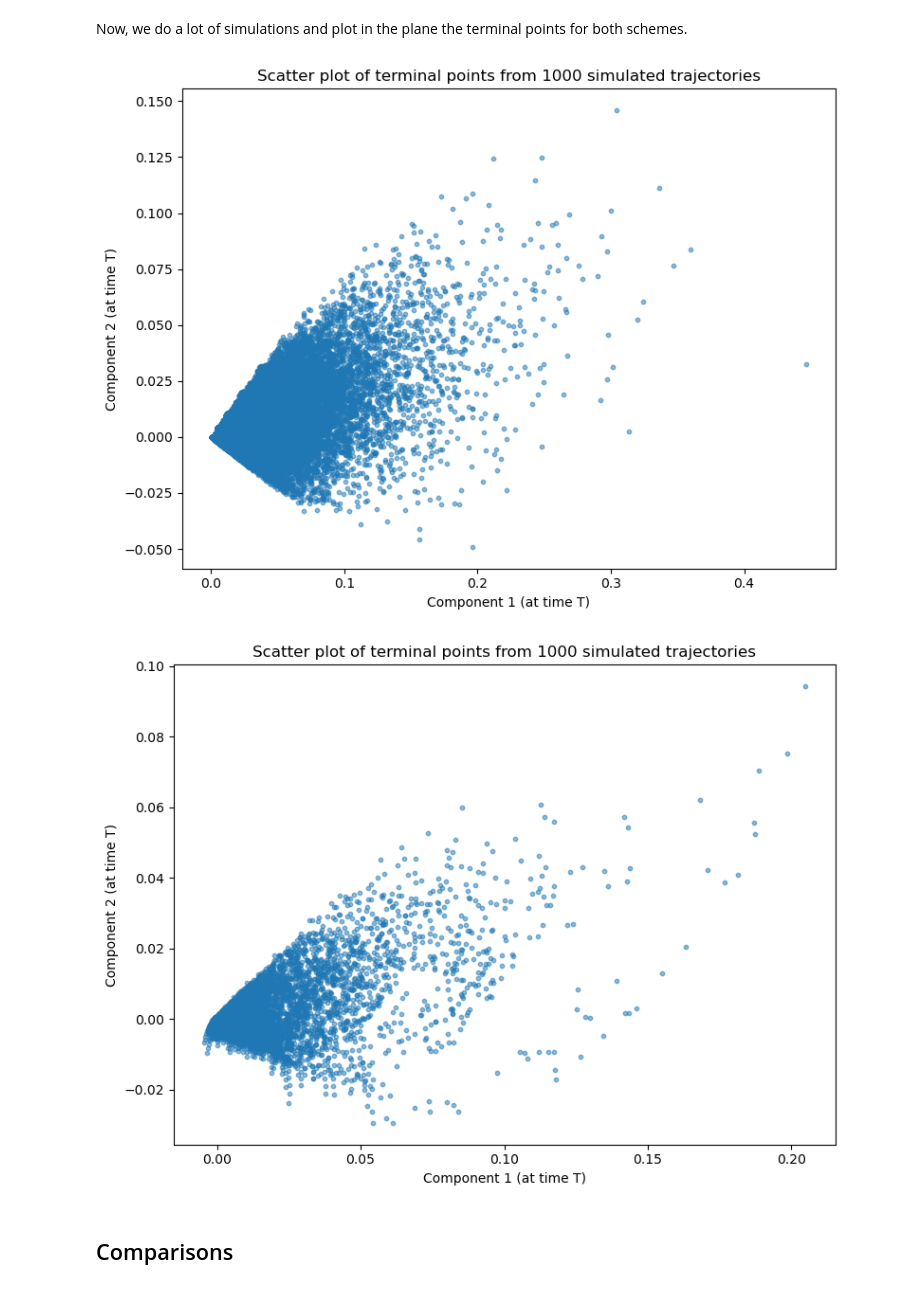
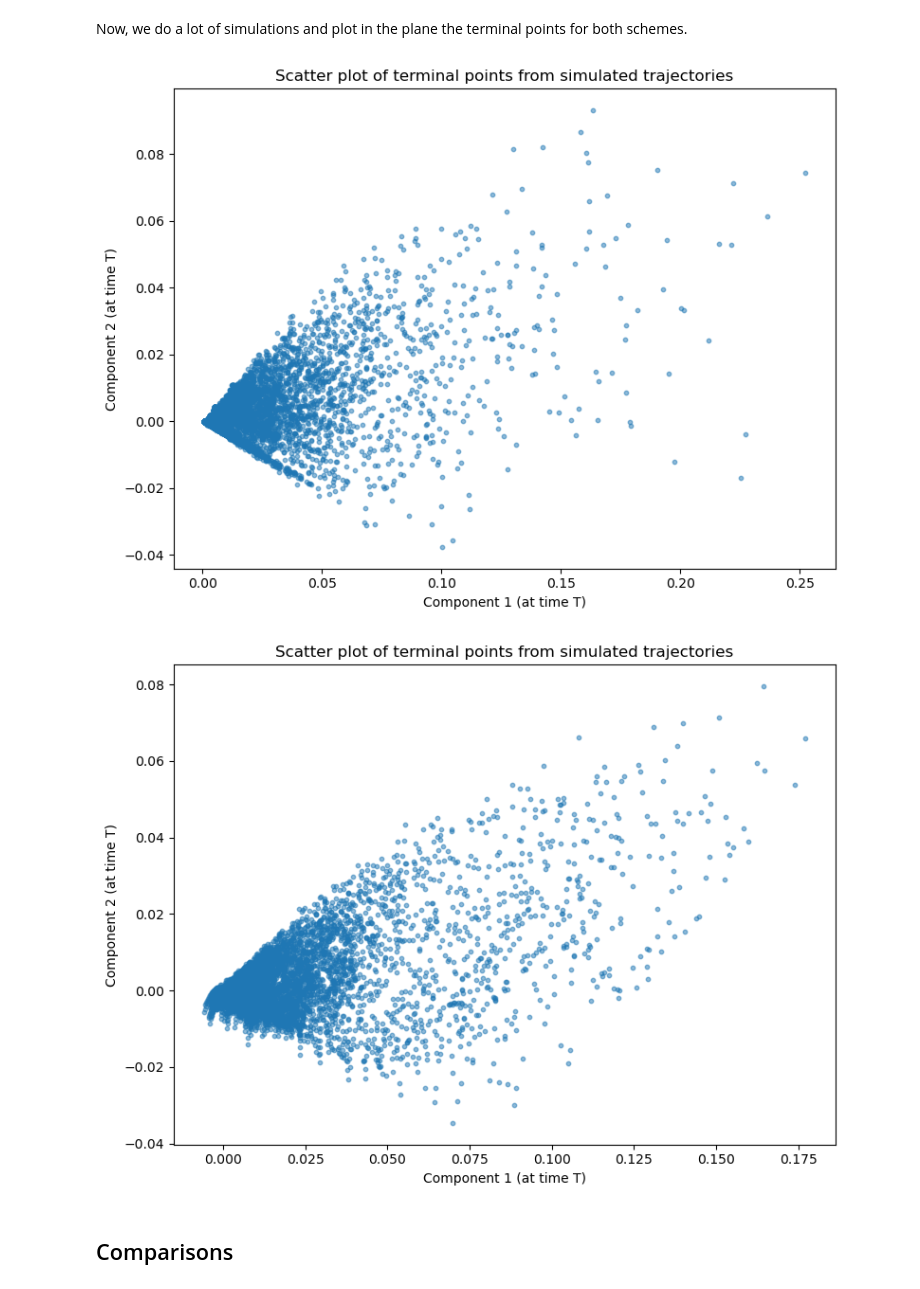
Before and after one commit to maxence2508/stage-cermics, a Jupyter notebook: second-order-schemes-for-multifactor-cir-and-heston-models.ipynb, the cells around one changed output. Drawn from its saved outputs; the diff is of its cells as text; code cells hidden in the pictures.

```diff
--- a/second-order-schemes-for-multifactor-cir-and-heston-models.ipynb
+++ b/second-order-schemes-for-multifactor-cir-and-heston-models.ipynb
@@ -870,26 +873,26 @@ Now, we do a lot of simulations and plot in the plane the terminal points for bo
 # %%
 N = 10**4
 # Simulate vector paths
-n_simulation = 10**5
+n_simulation = 10**4
 psi_paths = cir.simulate_multifactor(T, N, n_simulation=n_simulation)
 
 # Extract the terminal points (at time T) for each trajectory
 terminal_points = psi_paths[:, -1, :]
 
 # Scatter plot of terminal points: component 1 vs component 2
 plt.figure(figsize=(8, 6))
 plt.scatter(terminal_points[:, 0], terminal_points[:, 1], s=10, alpha=0.5)
 plt.xlabel('Component 1 (at time T)')
 plt.ylabel('Component 2 (at time T)')
-plt.title('Scatter plot of terminal points from 1000 simulated trajectories')
+plt.title('Scatter plot of terminal points from simulated trajectories')
 plt.tight_layout()
 plt.show()
 # %% [output]
-[figure, old version]
+[figure, new version]
 # %%
 N = 10**4
 # Simulate vector paths
-n_simulation = 10**5
+n_simulation = 10**4
 euler_paths = cir.simulate_multifactor_euler(N, T, num_simulations=n_simulation)
 
 # Extract the terminal points (at time T) for each trajectory
@@ -900,11 +903,11 @@ plt.figure(figsize=(8, 6))
 plt.scatter(terminal_points[:, 0], terminal_points[:, 1], s=10, alpha=0.5)
 plt.xlabel('Component 1 (at time T)')
 plt.ylabel('Component 2 (at time T)')
-plt.title('Scatter plot of terminal points from 1000 simulated trajectories')
+plt.title('Scatter plot of terminal points from simulated trajectories')
 plt.tight_layout()
 plt.show()
 # %% [output]
-[figure, old version]
+[figure, new version]
 # %% [markdown]
 ## Comparisons
 # %%
```
Also changed, not shown: parts of 8 cells of this notebook, 1 other file.
